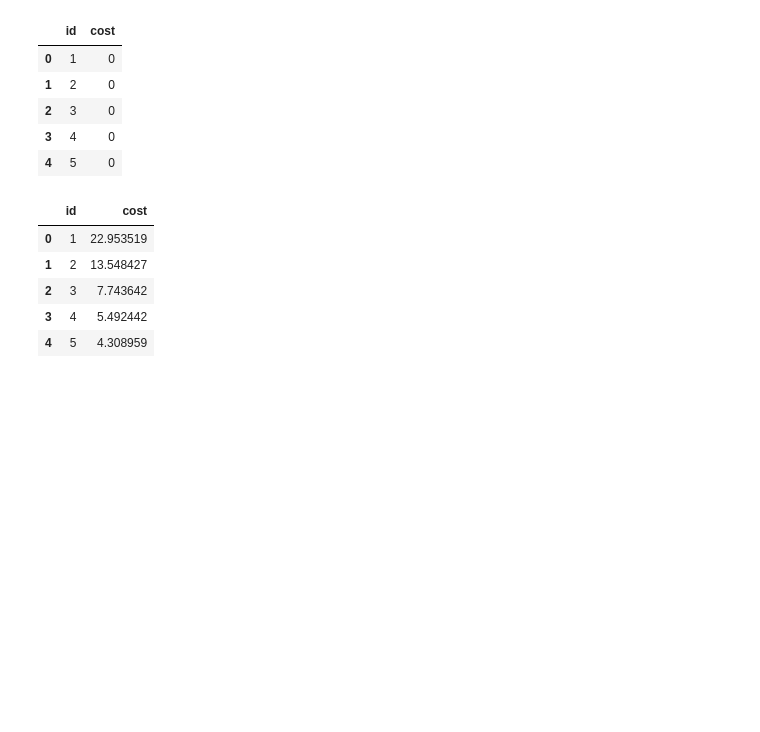
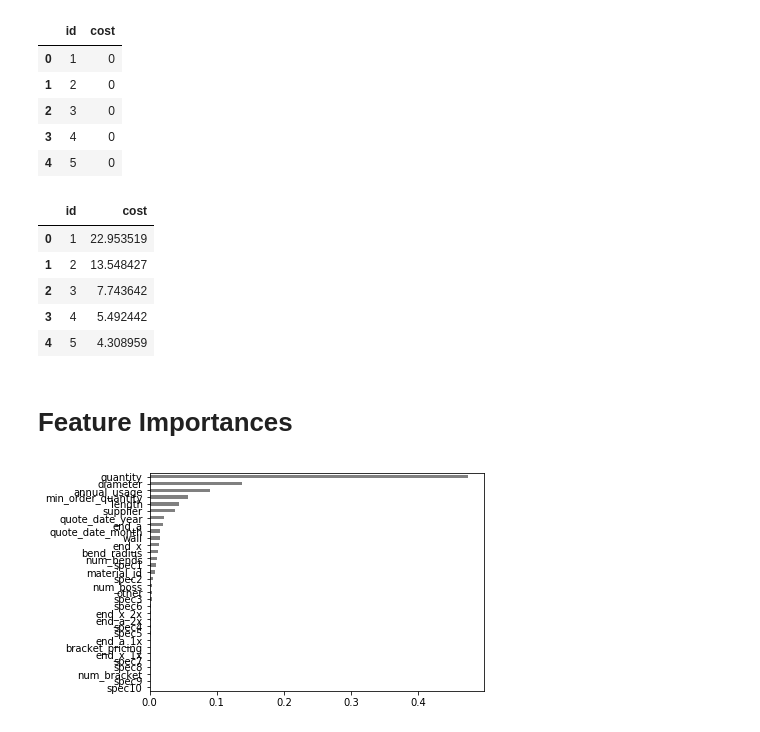
Before and after one commit to LambdaSchool/DEPRECATED-DS-Unit-2-Applied-Modeling, a Jupyter notebook: EricWuerfel_LogLinearRegressionAssignment.ipynb, the cells around one changed output. Saved outputs shown, nothing was run; the diff lists cells and outputs as text; code cells hidden in the pictures; blank space fills up the shorter version.

```diff
--- a/EricWuerfel_LogLinearRegressionAssignment.ipynb
+++ b/EricWuerfel_LogLinearRegressionAssignment.ipynb
@@ -283,3 +285,10 @@ submission_df.head()
 | 4 | 5 | 4.308959 |
 # %%
 submission_df.to_csv('randomforest_1', index=False)
+# %% [markdown]
+# Feature Importances
+# %%
+importances = pd.Series(model.feature_importances_, X_train.columns)
+importances.sort_values().plot.barh(color='grey');
+# %% [output]
+[figure, added]
```
Also changed, not shown: parts of 8 cells of this notebook.
